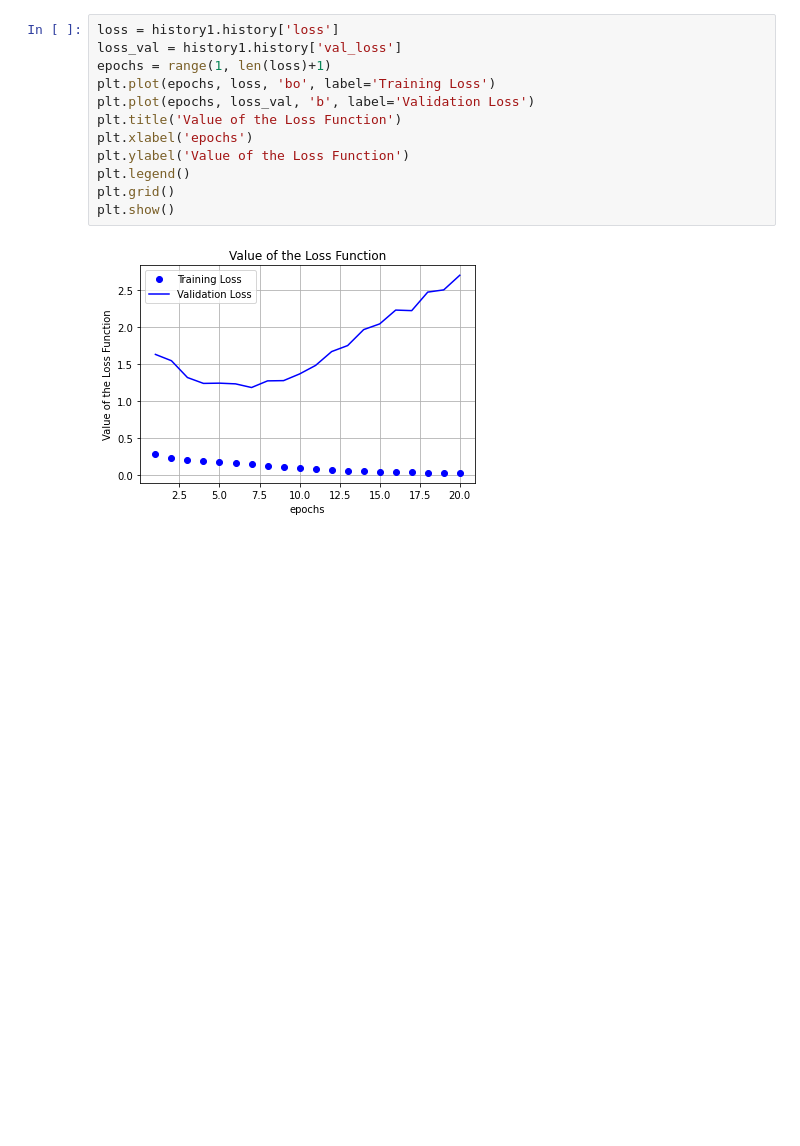
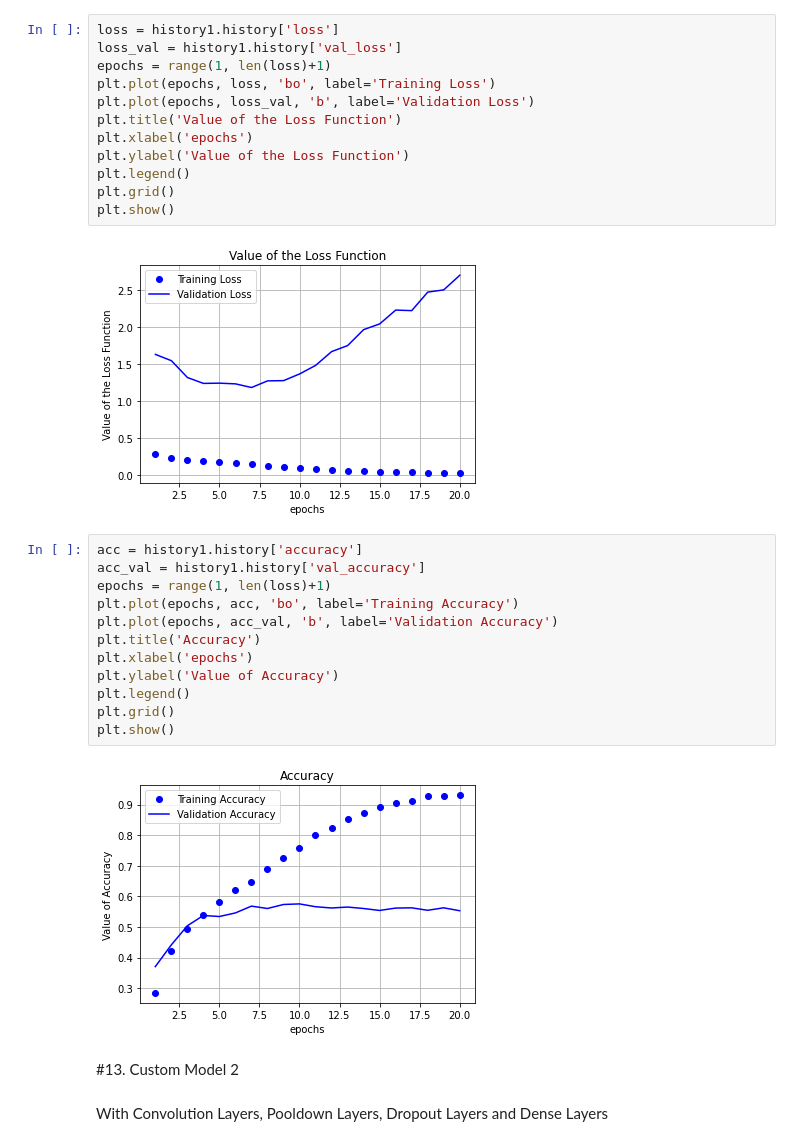
Before and after one commit to rohitrv8922/Face-Emotion-Recognition-Detection, a Jupyter notebook: Face_Emotion_Recognition.ipynb, the cells around one changed output. Cells and saved outputs as stored; diff of their text form; blank space fills up the shorter version.

```diff
--- a/Face_Emotion_Recognition.ipynb
+++ b/Face_Emotion_Recognition.ipynb
@@ -348,3 +348,21 @@ plt.grid()
 plt.show()
 # %% [output]
 [figure]
+# %%
+acc = history1.history['accuracy']
+acc_val = history1.history['val_accuracy']
+epochs = range(1, len(loss)+1)
+plt.plot(epochs, acc, 'bo', label='Training Accuracy')
+plt.plot(epochs, acc_val, 'b', label='Validation Accuracy')
+plt.title('Accuracy')
+plt.xlabel('epochs')
+plt.ylabel('Value of Accuracy')
+plt.legend()
+plt.grid()
+plt.show()
+# %% [output]
+[figure, added]
+# %% [markdown]
+#13. Custom Model 2
+# %% [markdown]
+With Convolution Layers, Pooldown Layers, Dropout Layers and Dense Layers
```
Also changed, not shown: parts of 7 cells of this notebook.
